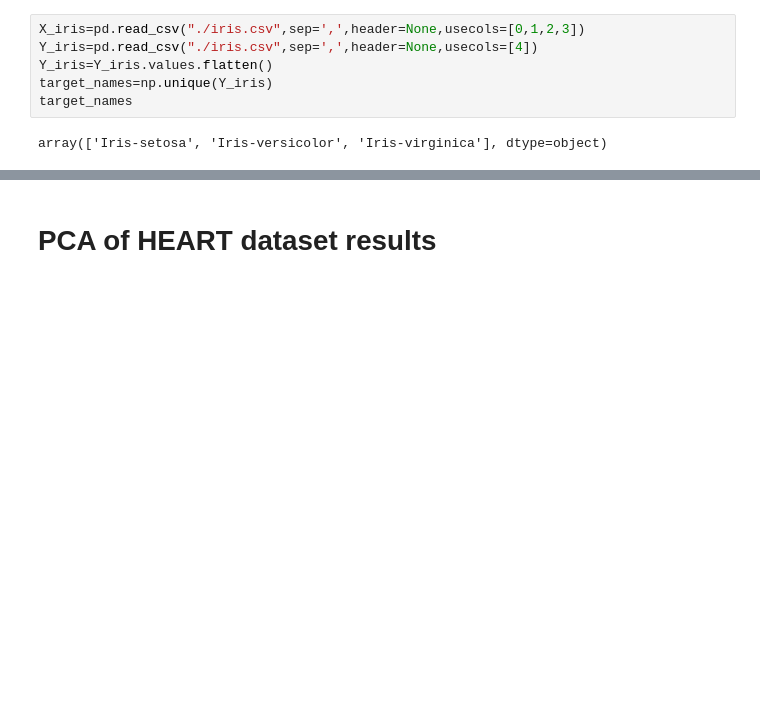
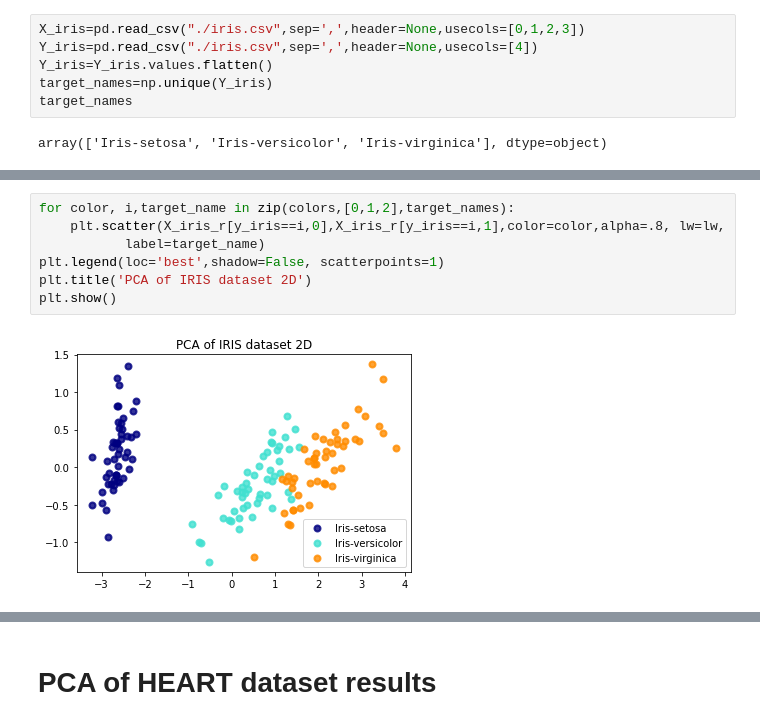
Before and after one commit to ElhNour/Partitioning_Clustering_using_PSO_metaheuristic, a Jupyter notebook: notebooks/Clustering_metaheuristic_results_PCA.ipynb, the cells around one changed output, grey strips where cells are left out. Saved outputs shown, nothing was run; the diff lists cells and outputs as text; blank space fills up the shorter version.

```diff
--- a/notebooks/Clustering_metaheuristic_results_PCA.ipynb
+++ b/notebooks/Clustering_metaheuristic_results_PCA.ipynb
@@ -39,3 +41,12 @@ plt.show()
+# %%
+for color, i,target_name in zip(colors,[0,1,2],target_names):
+    plt.scatter(X_iris_r[y_iris==i,0],X_iris_r[y_iris==i,1],color=color,alpha=.8, lw=lw,
+           label=target_name)
+plt.legend(loc='best',shadow=False, scatterpoints=1)
+plt.title('PCA of IRIS dataset 2D')
+plt.show()
+# %% [output]
+[figure, added]
 # %%
 fig=plt.figure(figsize=(12,8))
 ax=plt.axes(projection='3d')
```
Also changed, not shown: parts of 4 cells of this notebook.
